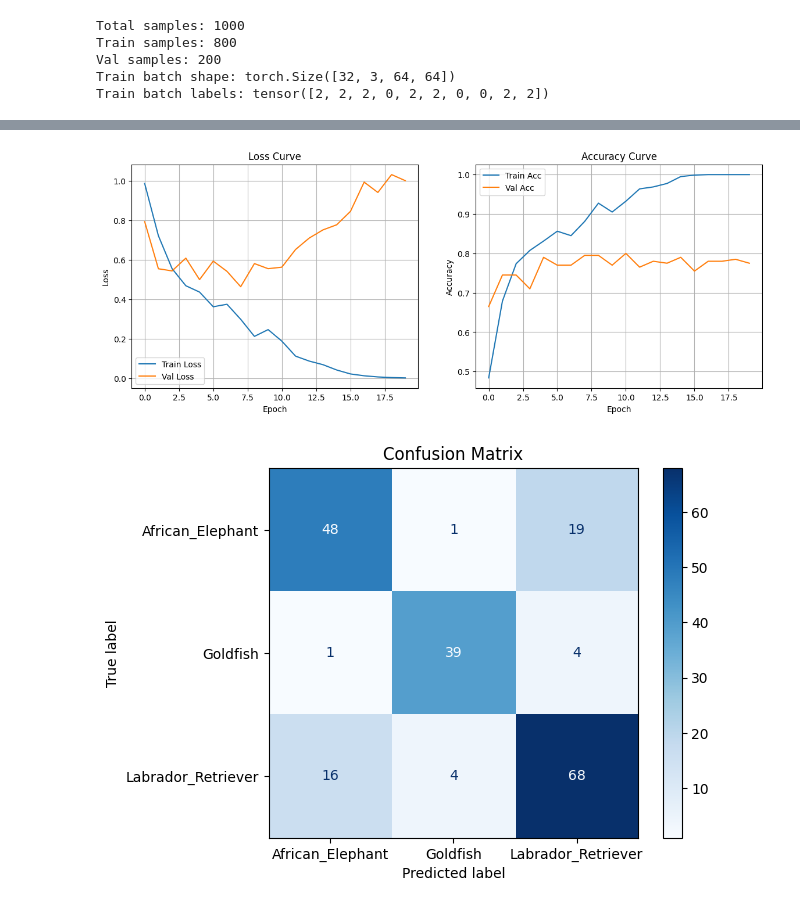
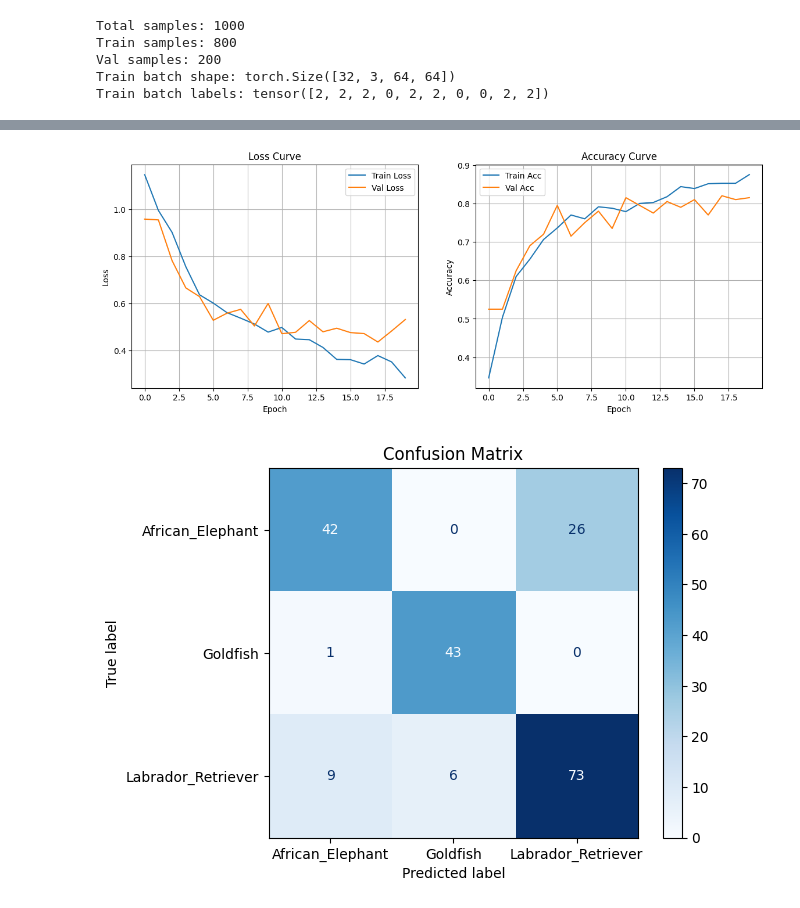
Before and after one commit to jcpan821/DL, a Jupyter notebook: 作業/HW2/hw2.ipynb, the cells around one changed output, grey strips where cells are left out. Drawn from its saved outputs; the diff is of its cells as text; code cells hidden in the pictures.

```diff
--- a/作業/HW2/hw2.ipynb
+++ b/作業/HW2/hw2.ipynb
@@ -87,13 +87,16 @@ if not OUT_DIR.exists():
 # ========================================================
 
 # 1. 定義 transform：Resize + ToTensor + Normalize
-#    Resize 到 64x64
+#    Resize 到 64x64 並隨機翻轉、旋轉圖片等增加訓練強健性
 transform = transforms.Compose([
-    transforms.Resize((64, 64)),          # 題目要求的大小
-    transforms.ToTensor(),                # 轉成 [0,1] tensor，形狀 C×H×W
+    transforms.Resize((64, 64)),
+    transforms.RandomHorizontalFlip(),
+    transforms.RandomRotation(10),
+    transforms.ColorJitter(brightness=0.2, contrast=0.2),
+    transforms.ToTensor(),
     transforms.Normalize(
-        mean=[0.485, 0.456, 0.406],       # 常用 ImageNet mean
-        std=[0.229, 0.224, 0.225]         # 常用 ImageNet std
+        mean=[0.485, 0.456, 0.406],
+        std=[0.229, 0.224, 0.225],
     ),
 ])
 
@@ -105,19 +108,6 @@ dataset = datasets.ImageFolder(
     root=str(OUT_DIR),
     transform=transform
 )
-
-# # 3. 看一下基本資訊
-# print("Total samples:", len(dataset))
-# print("Classes (folder name → label index):")
-# print(dataset.class_to_idx)
-
-# # 4. 建一個 DataLoader 測試一下
-# loader = DataLoader(dataset, batch_size=32, shuffle=True)
-
-# # 取一個 batch 看形狀
-# images, labels = next(iter(loader))
-# print("Batch image shape:", images.shape)   # [32, 3, 64, 64]
-# print("Batch labels:", labels[:10])
 # %%
 # ===== Train/Val split =====
 
@@ -316,10 +318,23 @@ def plot_confusion_matrix(model, val_loader, device, class_names):
     disp.plot(cmap="Blues")
     plt.title("Confusion Matrix")
     plt.show()
+# %%
+# =======================
+# 參數設定
+# =======================
+kernal = 5
+stride = 1
+filter1 = 32
+filter2 = 64
+filter3 = 128
 # %%
 device = torch.device("cuda" if torch.cuda.is_available() else "cpu")
 
-model = MyCNN().to(device)
+model = MyCNN(
+    k = kernal,
+    s = stride,
+    f1 = filter1,f2 = filter2,f3 = filter3
+).to(device)
 criterion = nn.CrossEntropyLoss()
 optimizer = torch.optim.Adam(model.parameters(), lr=1e-3)
 
@@ -365,2 +380,2 @@ Epoch [20/20] Train Loss: 0.0033, Train Acc: 100.00% | Val Loss: 1.0011, Val Acc
-[figure, old version]
+[figure, new version]
-[figure, old version]
+[figure, new version]
```
Also changed, not shown: parts of 2 cells of this notebook.
